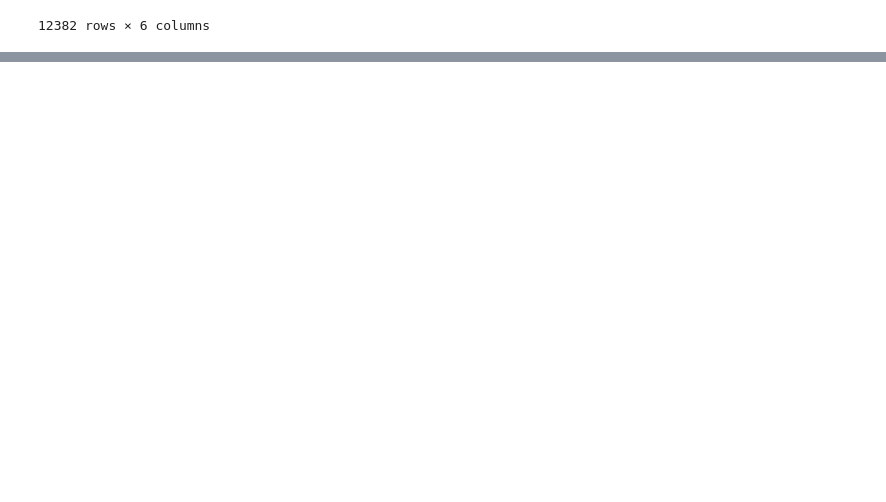
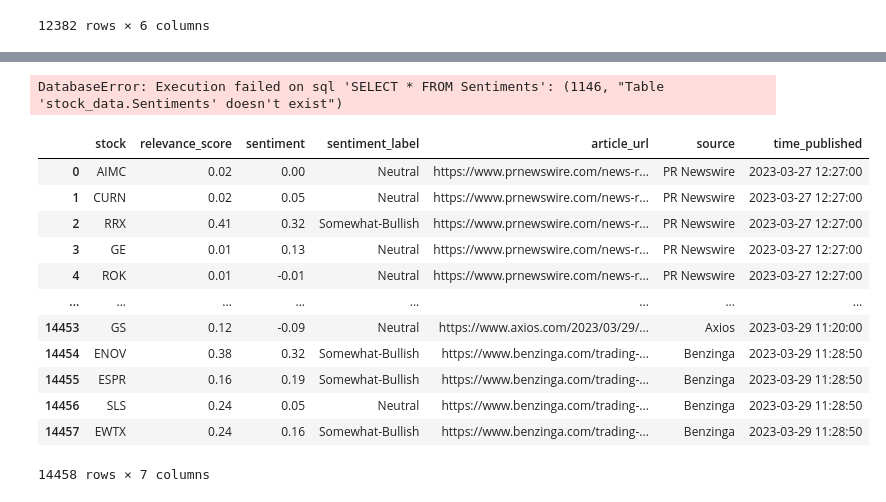
Before and after one commit to DavidPeleg6/Financial_News_Sentiments, a Jupyter notebook: old_notebooks/sent_migrate_to_rds.ipynb, the cells around one changed output, grey strips where cells are left out. Drawn from its saved outputs; the diff is of its cells as text; code cells hidden in the pictures; blank space fills up the shorter version.

```diff
--- a/old_notebooks/sent_migrate_to_rds.ipynb
+++ b/old_notebooks/sent_migrate_to_rds.ipynb
@@ -68,0 +168,29 @@ sentiment_ticker_list
+# %%
+# Connect to the database
+connection = pymysql.connect(
+    host=url,
+    user=username,
+    passwd=password,
+    db="stock_data"
+)
+# load from RDS into pandas
+sentiment_ticker_list = pd.read_sql('SELECT * FROM Sentiments', con=connection)
+# %% [output]
+DatabaseError: Execution failed on sql 'SELECT * FROM Sentiments': (1146, "Table 'stock_data.Sentiments' doesn't exist")
+# %%
+new_sents = sentiment_ticker_list.copy()
+new_sents
+# %% [output]
+|  | stock | relevance_score | sentiment | sentiment_label | article_url | source | time_published |
+| 0 | AIMC | 0.02 | 0.00 | Neutral | https://www.prnewswire.com/news-r... | PR Newswire | 2023-03-27 12:27:00 |
+| 1 | CURN | 0.02 | 0.05 | Neutral | https://www.prnewswire.com/news-r... | PR Newswire | 2023-03-27 12:27:00 |
+| 2 | RRX | 0.41 | 0.32 | Somewhat-Bullish | https://www.prnewswire.com/news-r... | PR Newswire | 2023-03-27 12:27:00 |
+| 3 | GE | 0.01 | 0.13 | Neutral | https://www.prnewswire.com/news-r... | PR Newswire | 2023-03-27 12:27:00 |
+| 4 | ROK | 0.01 | -0.01 | Neutral | https://www.prnewswire.com/news-r... | PR Newswire | 2023-03-27 12:27:00 |
+| ... | ... | ... | ... | ... | ... | ... | ... |
+| 14453 | GS | 0.12 | -0.09 | Neutral | https://www.axios.com/2023/03/29/... | Axios | 2023-03-29 11:20:00 |
+| 14454 | ENOV | 0.38 | 0.32 | Somewhat-Bullish | https://www.benzinga.com/trading-... | Benzinga | 2023-03-29 11:28:50 |
+| 14455 | ESPR | 0.16 | 0.19 | Somewhat-Bullish | https://www.benzinga.com/trading-... | Benzinga | 2023-03-29 11:28:50 |
+| 14456 | SLS | 0.24 | 0.05 | Neutral | https://www.benzinga.com/trading-... | Benzinga | 2023-03-29 11:28:50 |
+| 14457 | EWTX | 0.24 | 0.16 | Somewhat-Bullish | https://www.benzinga.com/trading-... | Benzinga | 2023-03-29 11:28:50 |
+14458 rows × 7 columns
```
Also changed, not shown: parts of 10 cells of this notebook, 3 other files.
